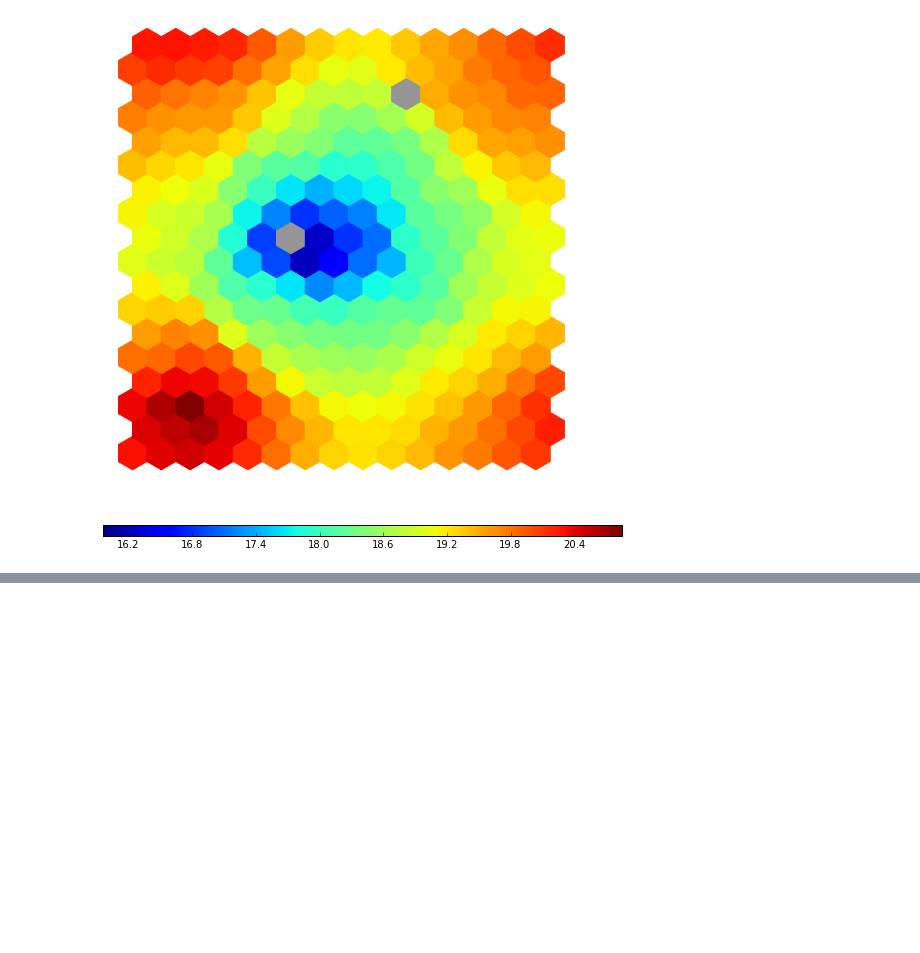
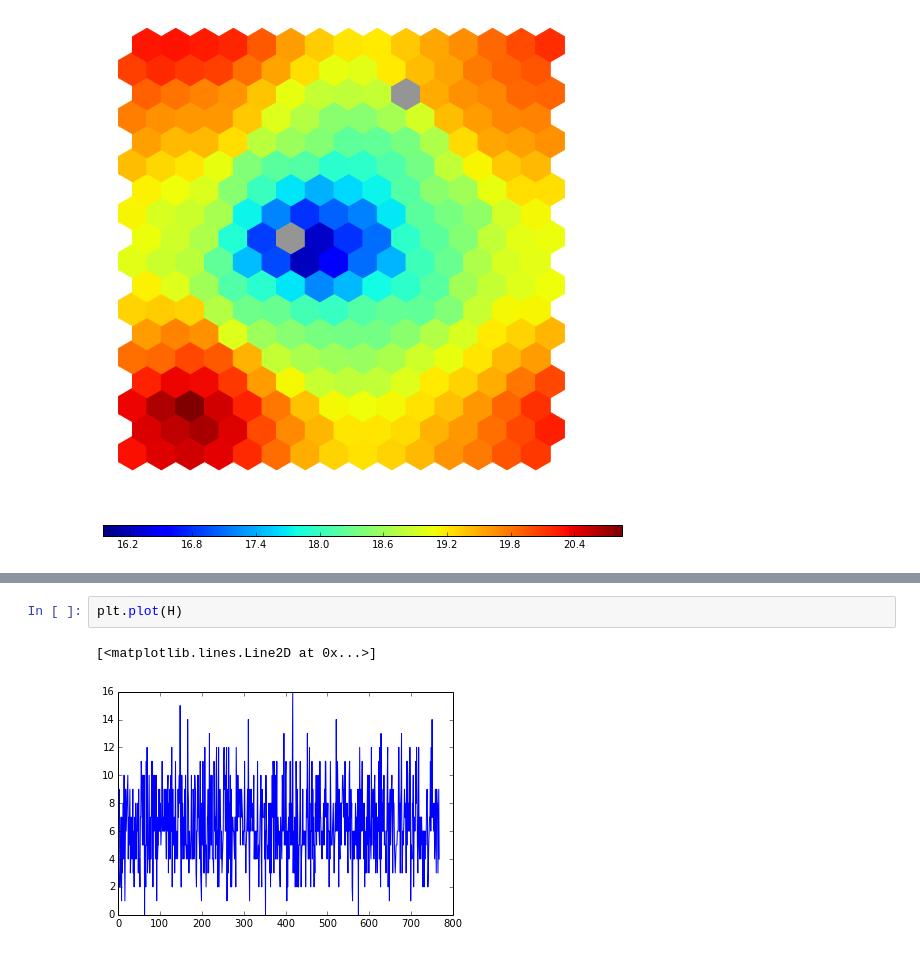
Before and after one commit to mgckind/somsphere, a Jupyter notebook: Example.ipynb, the cells around one changed output, grey strips where cells are left out. Cells and saved outputs as stored; diff of their text form; blank space fills up the shorter version.

```diff
--- a/Example.ipynb
+++ b/Example.ipynb
@@ -167,0 +210,5 @@ M_hex.plot_map()
+# %%
+plt.plot(H)
+# %% [output]
+[<matplotlib.lines.Line2D at 0x...>]
+[figure, added]
```
Also changed, not shown: parts of 31 cells of this notebook, 4 other files.
